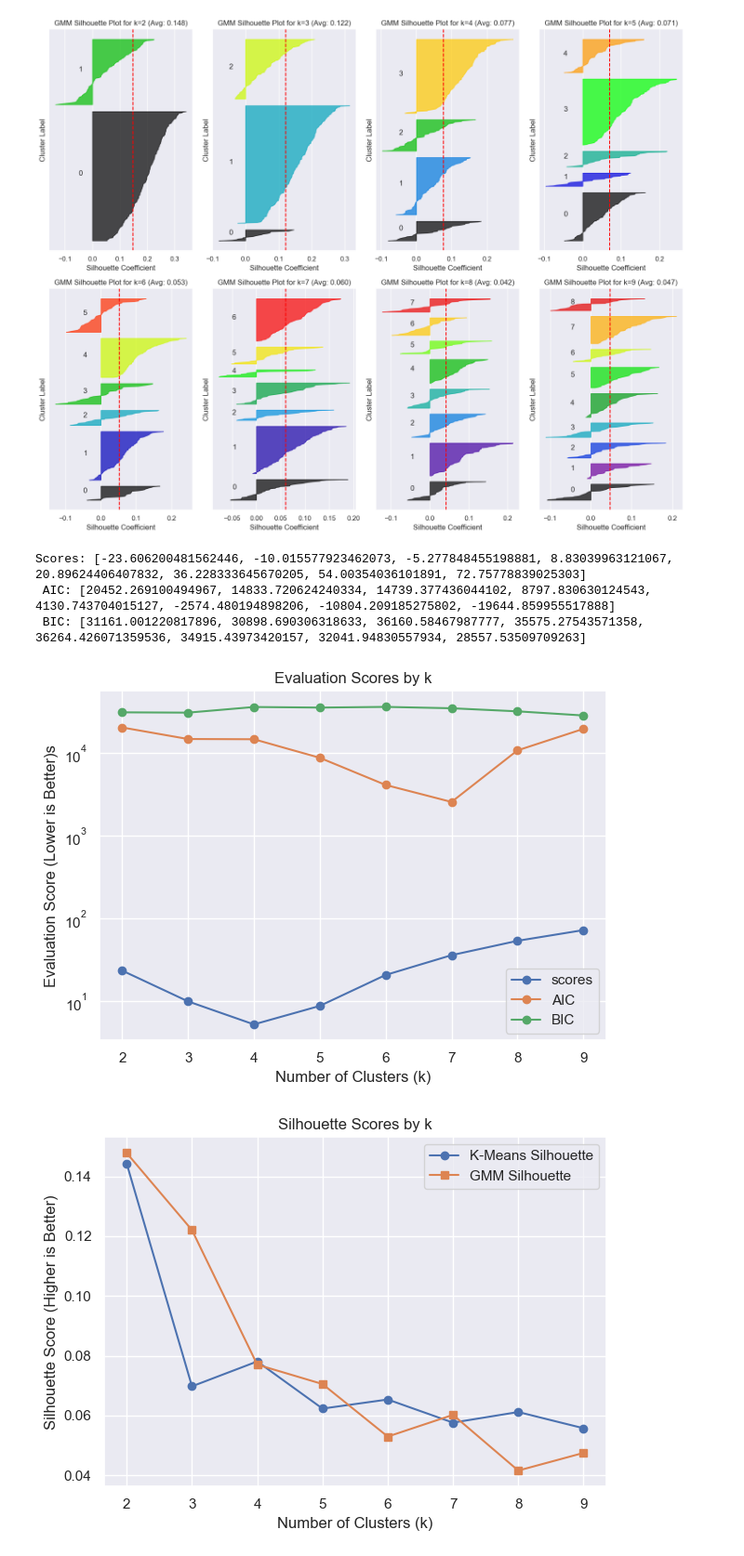
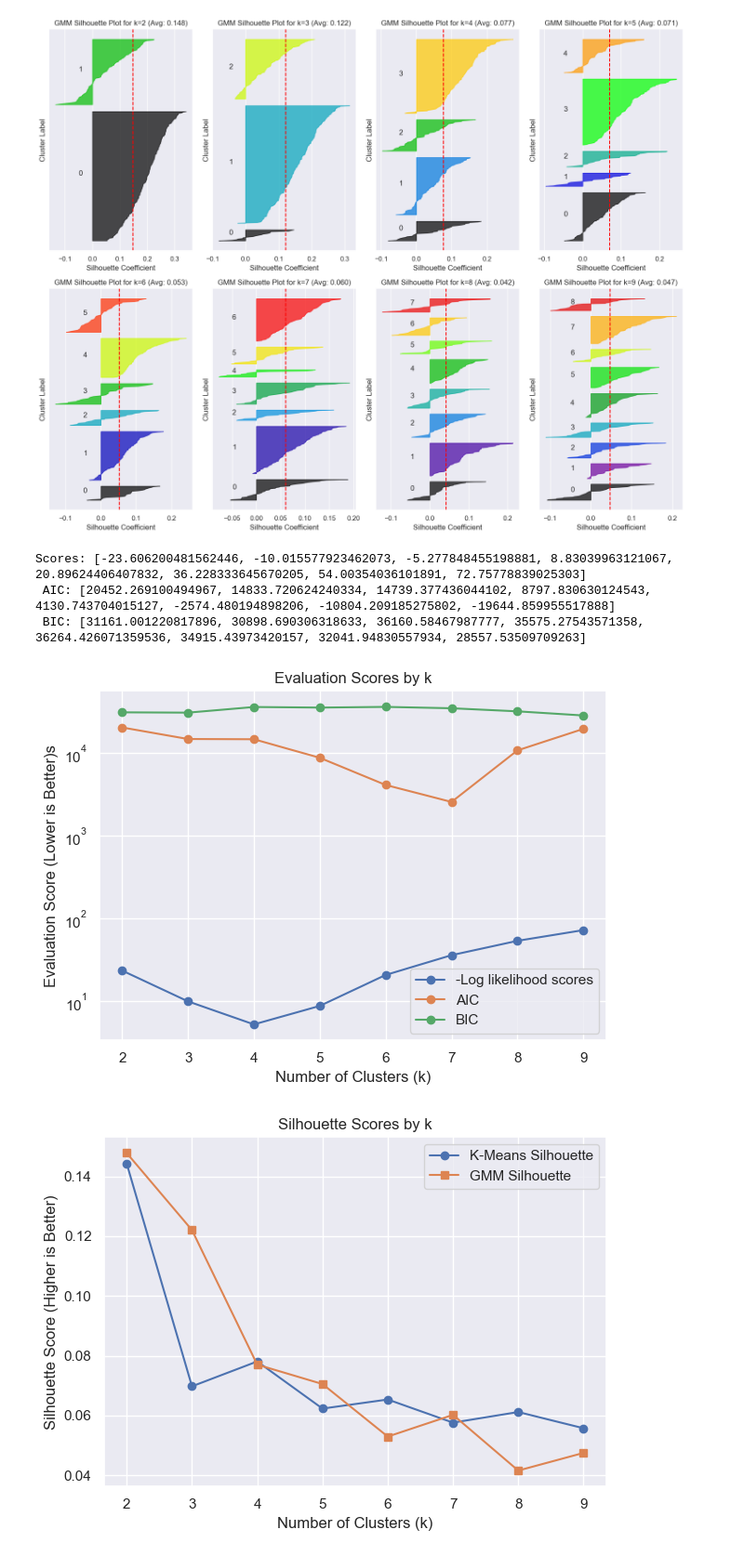
Before and after one commit to Neismo/CDA-HandIn, a Jupyter notebook: Case2/data_look_Kuba.ipynb, the cells around one changed output. Shown at 93% size. Cells and saved outputs as stored; diff of their text form; code cells hidden in the pictures.

```diff
--- a/Case2/data_look_Kuba.ipynb
+++ b/Case2/data_look_Kuba.ipynb
@@ -224,23 +224,23 @@ Valid choices for k (GMM) are: [2, 3, 4, 5, 6, 7, 8, 9]
 [figure]
 # %%
 print(f'Scores: {gmm_scores} \n AIC: {gmm_aic} \n BIC: {gmm_bic}')
-plt.plot(k_range, np.abs(gmm_scores), label='scores', marker='o')
+plt.plot(k_range, np.abs(gmm_scores), label='-Log likelihood scores', marker='o')
 plt.plot(k_range, np.abs(gmm_aic), label='AIC', marker='o')
 plt.plot(k_range, gmm_bic, label='BIC', marker='o')
 plt.semilogy()
 plt.xlabel('Number of Clusters (k)')
 plt.ylabel('Evaluation Score (Lower is Better)s')
 plt.title('Evaluation Scores by k')
 plt.legend()
 
 plt.tight_layout()
 plt.savefig('Evaluation_Scores.png')
 plt.show()
 # %% [output]
 Scores: [-23.606200481562446, -10.015577923462073, -5.277848455198881, 8.83039963121067, 20.89624406407832, 36.228333645670205, 54.00354036101891, 72.75778839025303]
  AIC: [20452.269100494967, 14833.720624240334, 14739.377436044102, 8797.830630124543, 4130.743704015127, -2574.480194898206, -10804.209185275802, -19644.859955517888]
  BIC: [31161.001220817896, 30898.690306318633, 36160.58467987777, 35575.27543571358, 36264.426071359536, 34915.43973420157, 32041.94830557934, 28557.53509709263]
-[figure, old version]
+[figure, new version]
 # %%
 plt.plot(k_range, kmeans_silhouette_scores, label='K-Means Silhouette', marker='o')
 plt.plot(k_range, gmm_silhouette_scores, label='GMM Silhouette', marker='s')
```
Also changed, not shown: parts of 1 cell of this notebook, 2 other files.
